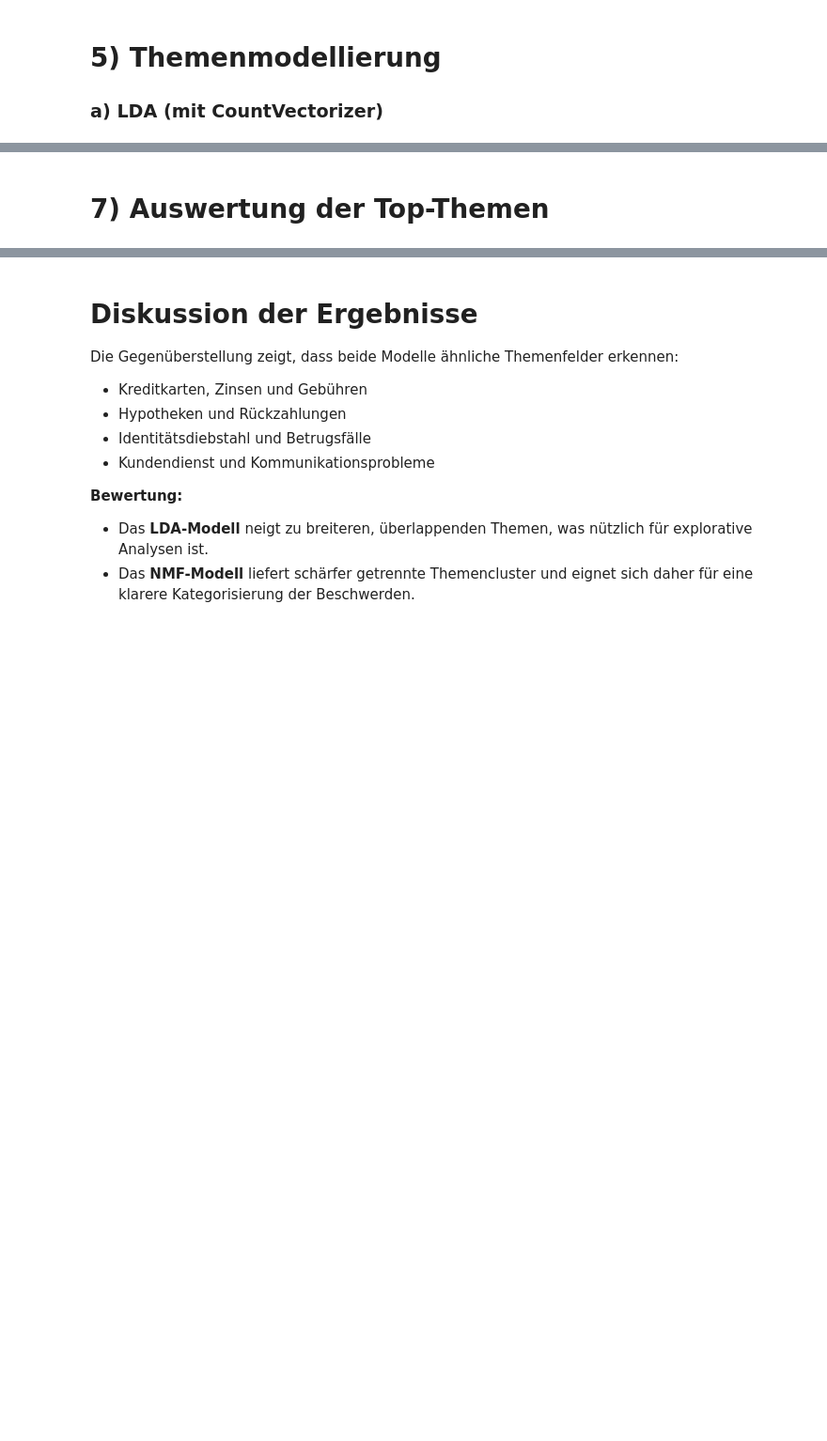
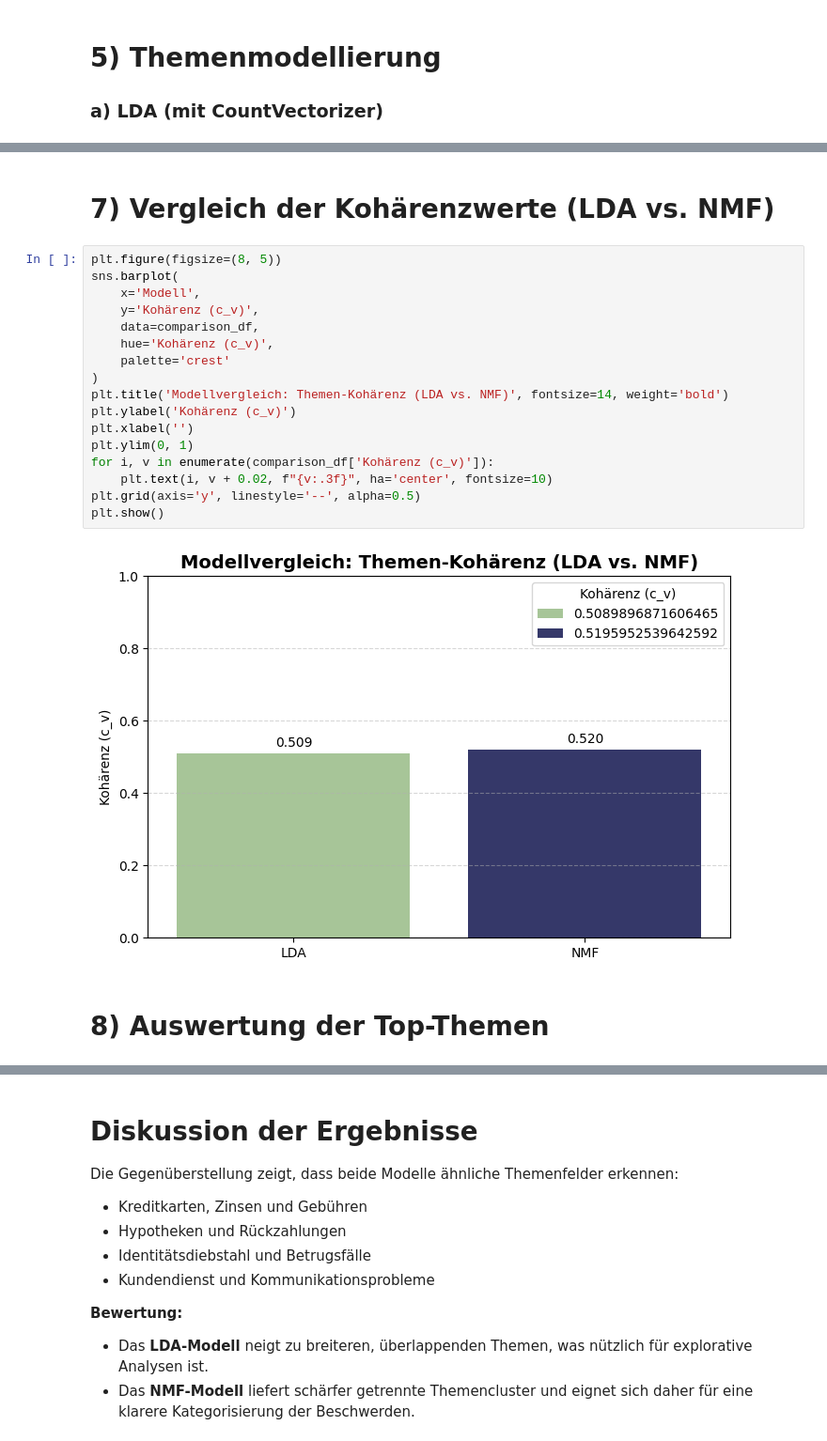
Before and after one commit to StGDev25/cfpb-nlp-analysis, a Jupyter notebook: DLBDSEDA02_D.ipynb, the cells around one changed output, grey strips where cells are left out. Shown at 94% size. Saved outputs shown, nothing was run; the diff lists cells and outputs as text; blank space fills up the shorter version.

```diff
--- a/DLBDSEDA02_D.ipynb
+++ b/DLBDSEDA02_D.ipynb
@@ -398,3 +482,24 @@ plot_top_words(lda, feature_names=cv.get_feature_names_out(), n_top_words=10)
+# %% [markdown]
+# 7) Vergleich der Kohärenzwerte (LDA vs. NMF)
+# %%
+plt.figure(figsize=(8, 5))
+sns.barplot(
+    x='Modell',
+    y='Kohärenz (c_v)',
+    data=comparison_df,
+    hue='Kohärenz (c_v)',
+    palette='crest'
+)
+plt.title('Modellvergleich: Themen-Kohärenz (LDA vs. NMF)', fontsize=14, weight='bold')
+plt.ylabel('Kohärenz (c_v)')
+plt.xlabel('')
+plt.ylim(0, 1)
+for i, v in enumerate(comparison_df['Kohärenz (c_v)']):
+    plt.text(i, v + 0.02, f"{v:.3f}", ha='center', fontsize=10)
+plt.grid(axis='y', linestyle='--', alpha=0.5)
+plt.show()
+# %% [output]
+[figure, added]
 # %% [markdown]
-# 7) Auswertung der Top-Themen
+# 8) Auswertung der Top-Themen
 # %%
```
Also changed, not shown: parts of 19 cells of this notebook.
